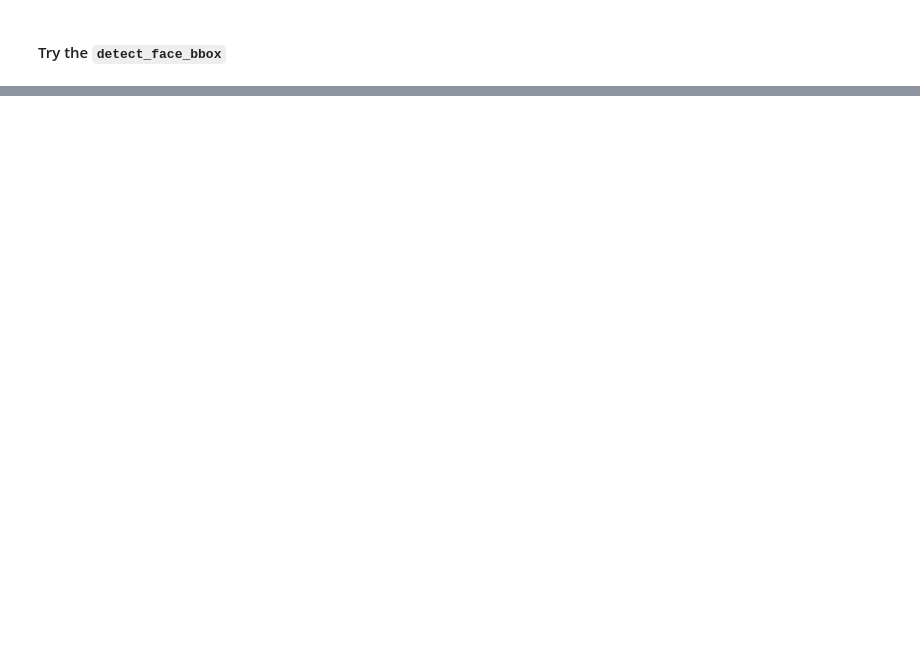
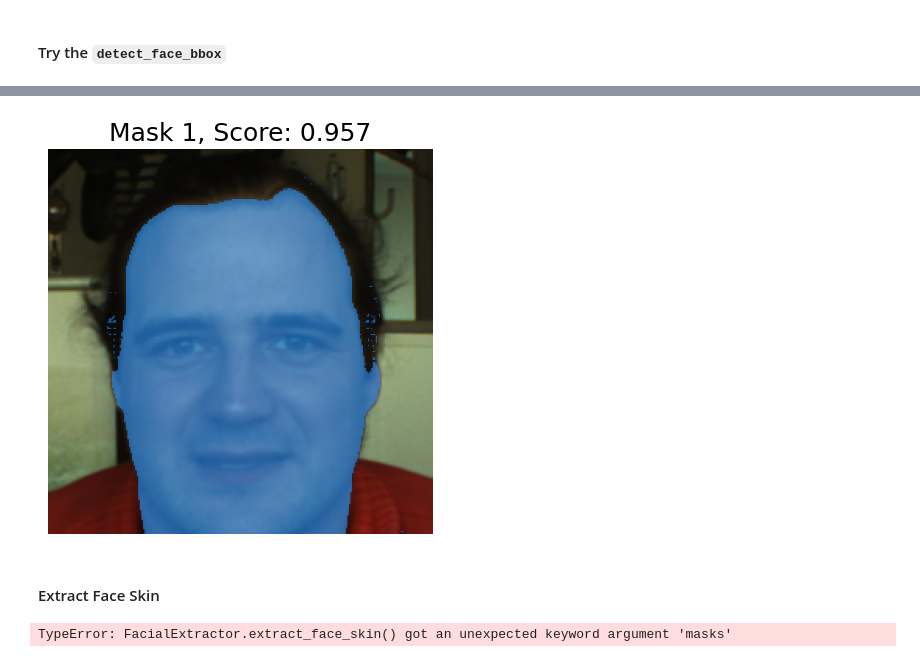
Before and after one commit to mctosima/SAM_playgrounds, a Jupyter notebook: try_facialextractor.ipynb, the cells around one changed output, grey strips where cells are left out. Saved outputs shown, nothing was run; the diff lists cells and outputs as text; code cells hidden in the pictures; blank space fills up the shorter version.

```diff
--- a/try_facialextractor.ipynb
+++ b/try_facialextractor.ipynb
@@ -50,0 +108,25 @@ Attempting to use OpenCV's face detector as a fallback...
+# %%
+masks, scores, logits = facial_extractor.segment_face(
+    image=cropped_face,
+    interest_point=interest_point,
+)
+# %%
+for i, (mask, score) in enumerate(zip(masks, scores)):
+    plt.figure(figsize=(5,5))
+    plt.imshow(cropped_face)
+    show_mask(mask, plt.gca())
+    # show_points(input_point, input_label, plt.gca())
+    plt.title(f"Mask {i+1}, Score: {score:.3f}", fontsize=18)
+    plt.axis('off')
+    plt.show()
+# %% [output]
+[figure, added]
+# %% [markdown]
+#### Extract Face Skin
+# %%
+face_skin_img = facial_extractor.extract_face_skin(
+    image=cropped_face,
+    mask=masks,
+)
+# %% [output]
+TypeError: FacialExtractor.extract_face_skin() got an unexpected keyword argument 'masks'
```
Also changed, not shown: parts of 16 cells of this notebook, 2 other files.
